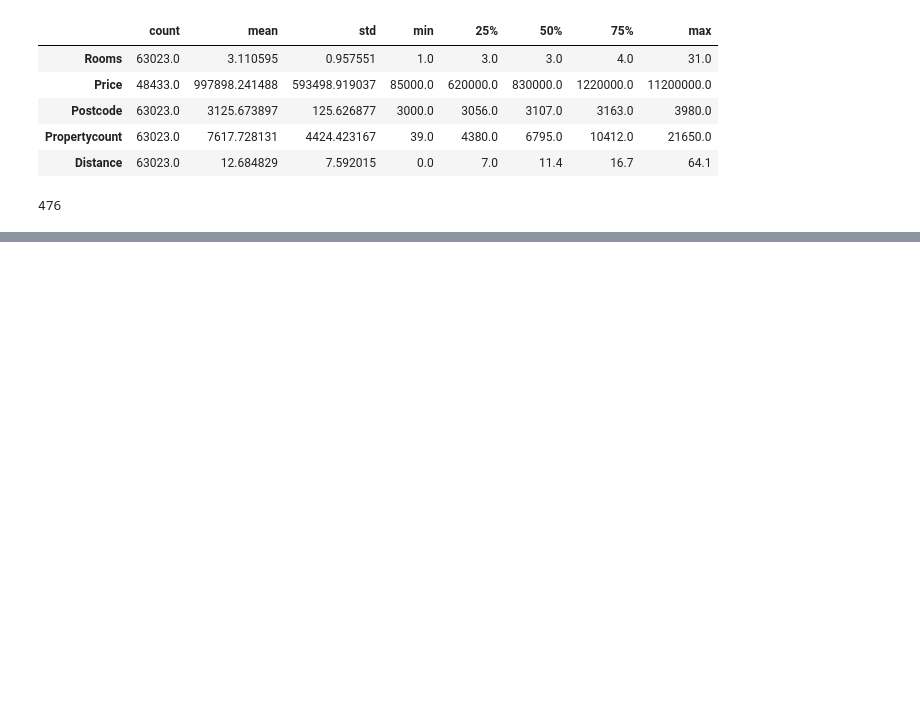
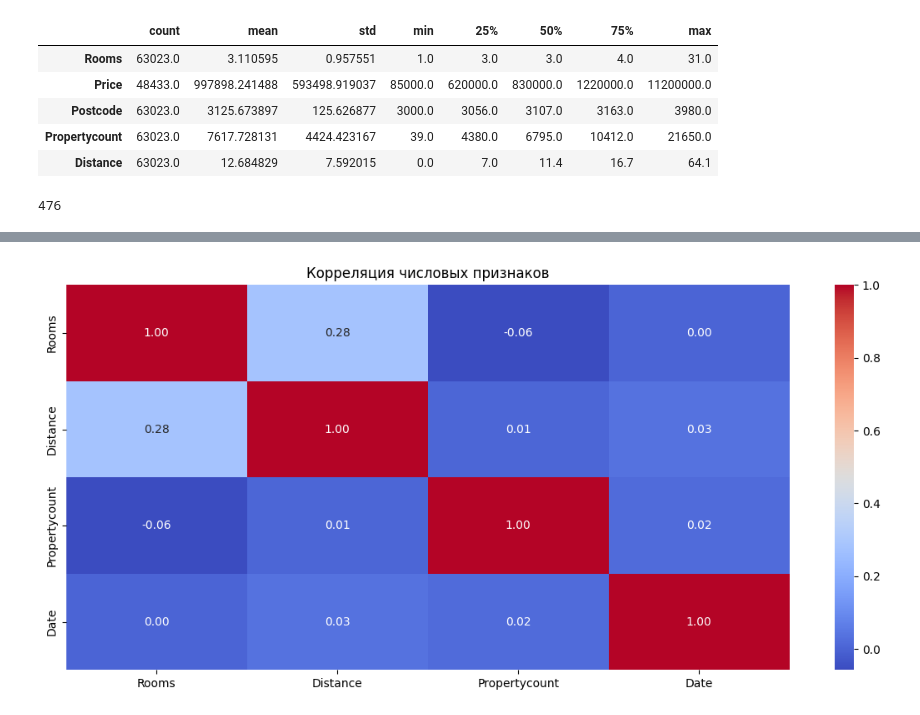
Before and after one commit to 9WooPWooP8/magister_statitstics_labs, a Jupyter notebook: lab5/task_new.ipynb, the cells around one changed output, grey strips where cells are left out. Cells and saved outputs as stored; diff of their text form; code cells hidden in the pictures; blank space fills up the shorter version.

```diff
--- a/lab5/task_new.ipynb
+++ b/lab5/task_new.ipynb
@@ -119,0 +166,6 @@ for i in range(len(df.columns)-1):
+# %%
+sns.heatmap(df[number_data_columns].corr(), annot=True, cmap='coolwarm', fmt='.2f')
+plt.title('Корреляция числовых признаков')
+plt.show()
+# %% [output]
+[figure, added]
```
Also changed, not shown: parts of 10 cells of this notebook, 1 other file.
